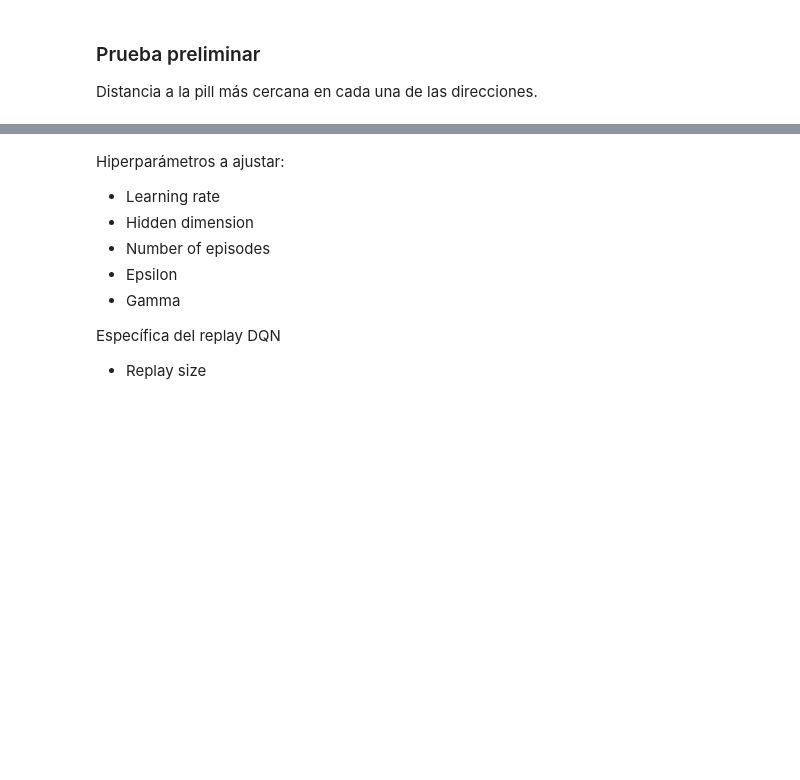
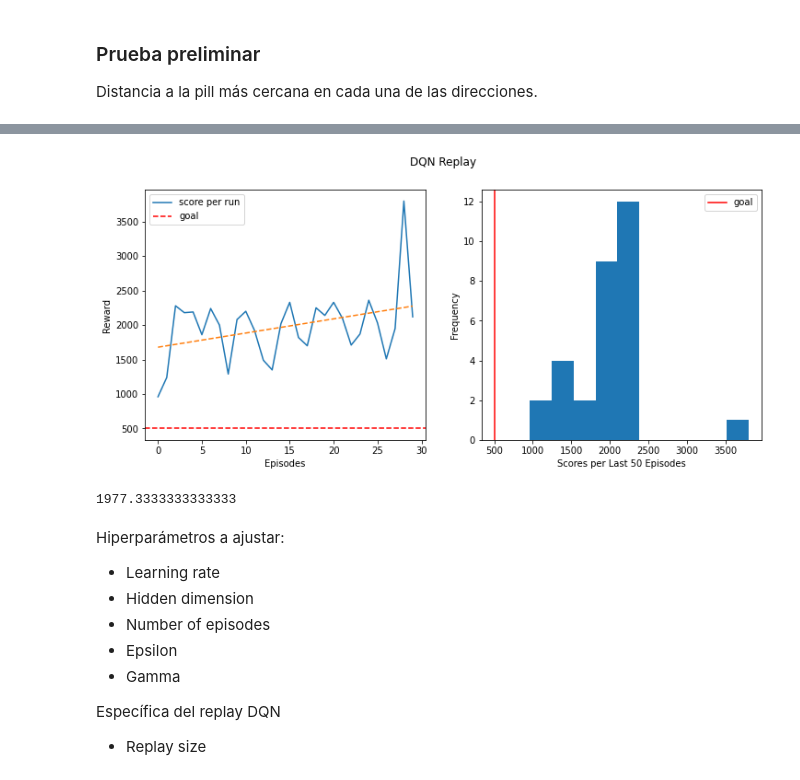
Before and after one commit to alcorpas10/MsPacManRL, a Jupyter notebook: MsPacManDeepRL/src/main/java/sockets/DeepQLearning.ipynb, the cells around one changed output, grey strips where cells are left out. Drawn from its saved outputs; the diff is of its cells as text; code cells hidden in the pictures; blank space fills up the shorter version.

```diff
--- a/MsPacManDeepRL/src/main/java/sockets/DeepQLearning.ipynb
+++ b/MsPacManDeepRL/src/main/java/sockets/DeepQLearning.ipynb
@@ -315,7 +323,7 @@ def q_learning_replay(model, episodes=100, gamma=0.7, epsilon=0.3, replay_size=2
             state = next_state
 
         final.append(total)
-        #plot_res(final, title)
+        plot_res(final, title)
 
         #print("episode: {}, total reward: {}".format(episode_i, total))
 
@@ -324,4 +332,7 @@ def q_learning_replay(model, episodes=100, gamma=0.7, epsilon=0.3, replay_size=2
 # %%
 model = DQN_replay(state_dim, action_dim, hidden_dim, lr)
 # %%
-#q_learning_replay(model, episodes=40, epsilon=0.1, replay_size=340)
+q_learning_replay(model, episodes=30, epsilon=0.1, replay_size=340)
+# %% [output]
+[figure, added]
+1977.3333333333333
```
Also changed, not shown: parts of 5 cells of this notebook, 2 other files.
